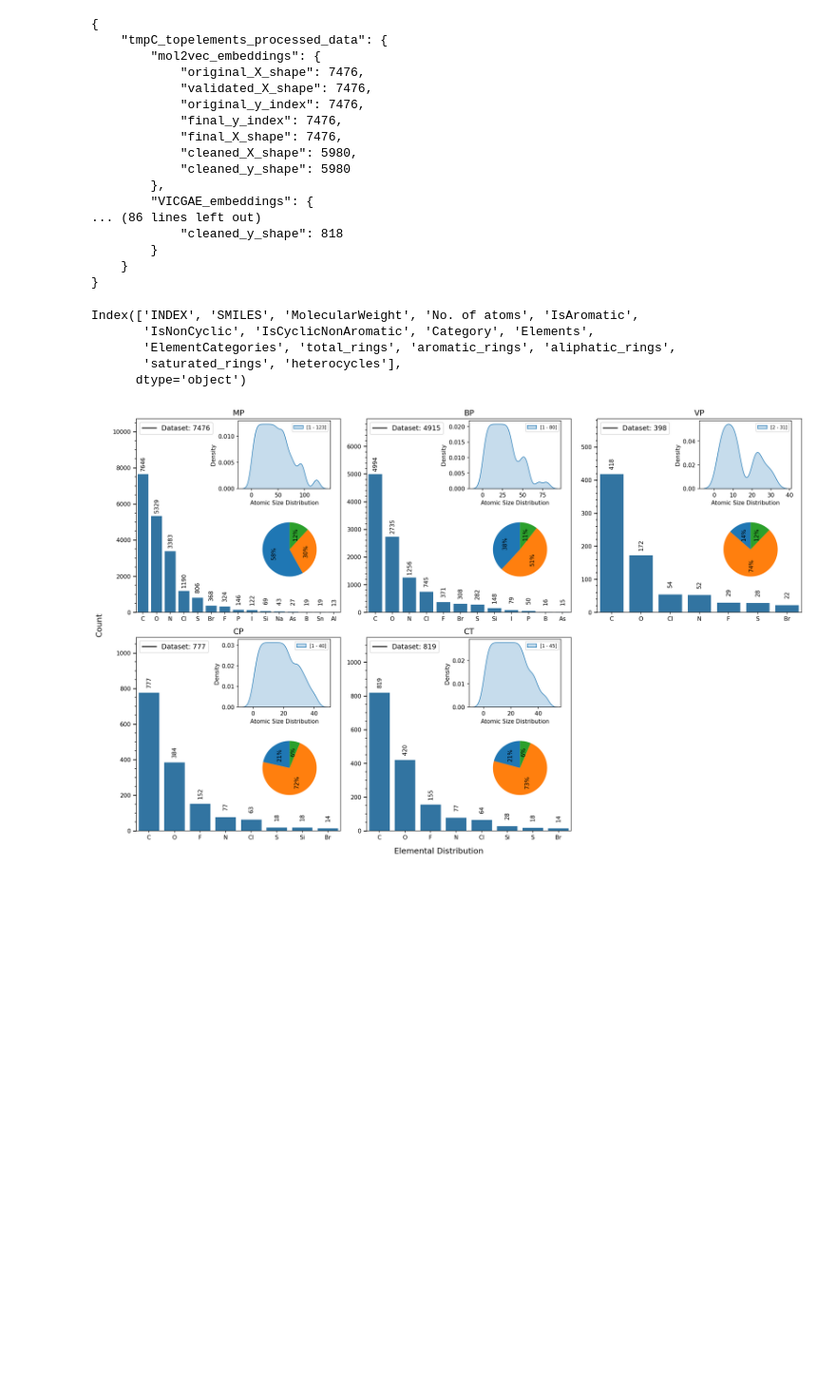
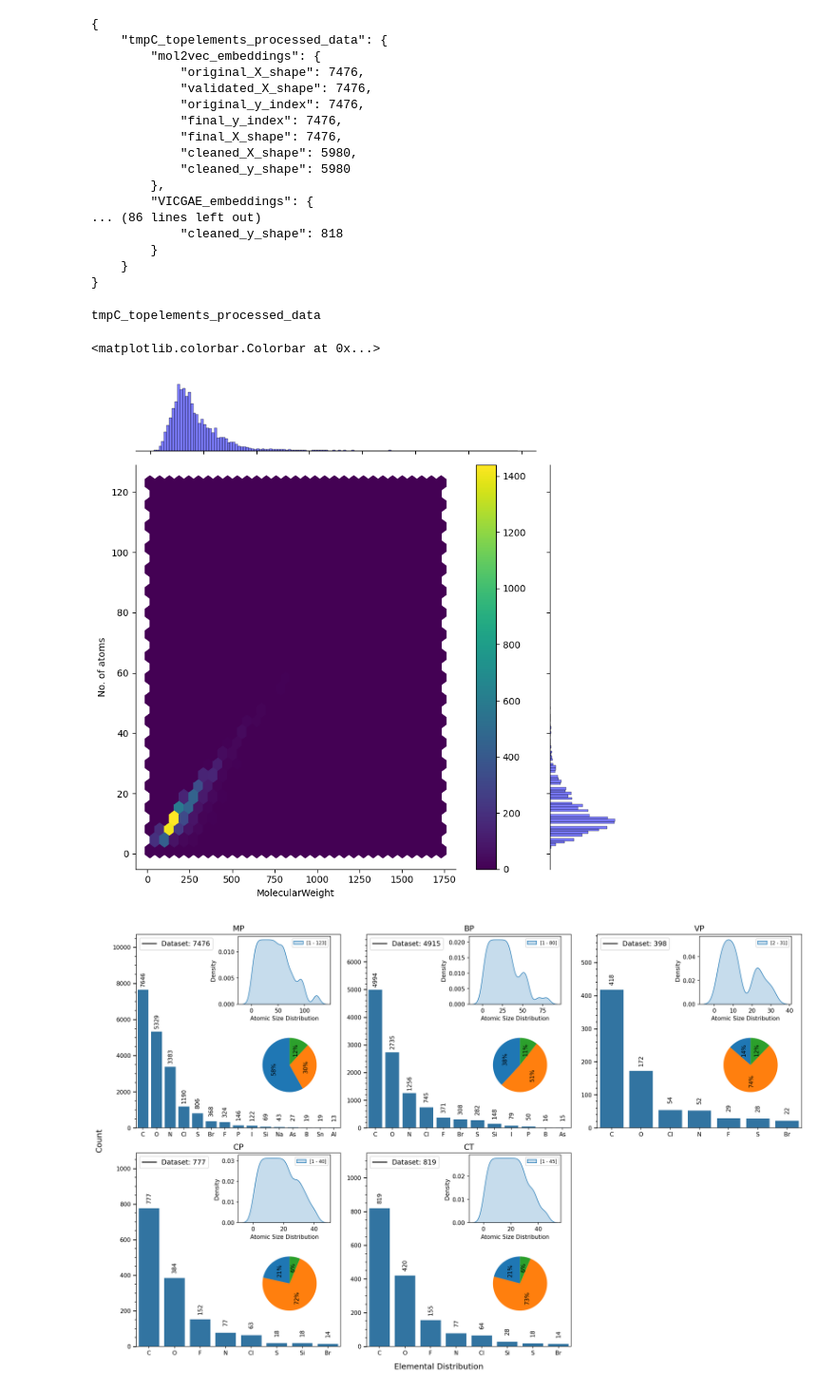
Before and after one commit to aravindhnivas/cxml_py, a Jupyter notebook: notebooks/plot_distributions.ipynb, the cells around one changed output. Shown at 95% size. Cells and saved outputs as stored; diff of their text form; code cells hidden in the pictures; blank space fills up the shorter version.

```diff
--- a/notebooks/plot_distributions.ipynb
+++ b/notebooks/plot_distributions.ipynb
@@ -59,16 +59,35 @@ print(json.dumps(metadata, indent=4))
         }
     }
 }
-# %%
-data_dir = processed_data_dirs[0]
-df = pd.read_csv(data_dir / "analysis_data/molecule_analysis_results.csv")
-df.columns
-# %% [output]
-Index(['INDEX', 'SMILES', 'MolecularWeight', 'No. of atoms', 'IsAromatic',
-       'IsNonCyclic', 'IsCyclicNonAromatic', 'Category', 'Elements',
-       'ElementCategories', 'total_rings', 'aromatic_rings', 'aliphatic_rings',
-       'saturated_rings', 'heterocycles'],
-      dtype='object')
+# %%
+# %matplotlib widget
+%matplotlib inline
+
+plt.close('all')
+
+data_dir = processed_data_dirs[0]
+print(data_dir.name)
+df = pd.read_csv(data_dir / "analysis_data/molecule_analysis_results.csv")
+# print(df.columns)
+
+sns.jointplot(
+   data=df,
+   x="MolecularWeight",
+   y="No. of atoms",
+   kind="hex",
+   height=8,
+   joint_kws={'gridsize': 30},  # Increase number of hexagons
+   cmap='viridis',  # Better colormap for visibility
+   marginal_kws={'color': 'blue', 'alpha': 0.5}
+)
+plt.colorbar()  # Add colorbar to show counts
+# Simple KDE plot
+# plt.figure()
+# sns.kdeplot(data=df, x="No. of atoms", fill=True, bw_adjust=0.5)
+# %% [output]
+tmpC_topelements_processed_data
+<matplotlib.colorbar.Colorbar at 0x...>
+[figure, added]
 # %%
 %matplotlib inline
 # Create a 3x3 grid of subplots
```
Also changed, not shown: parts of 5 cells of this notebook.
